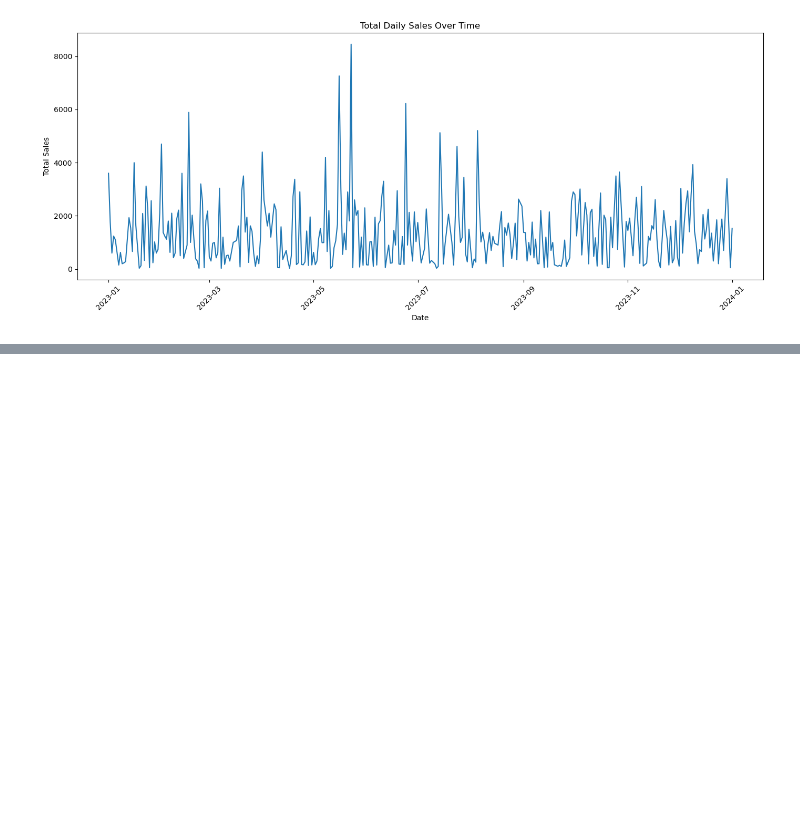
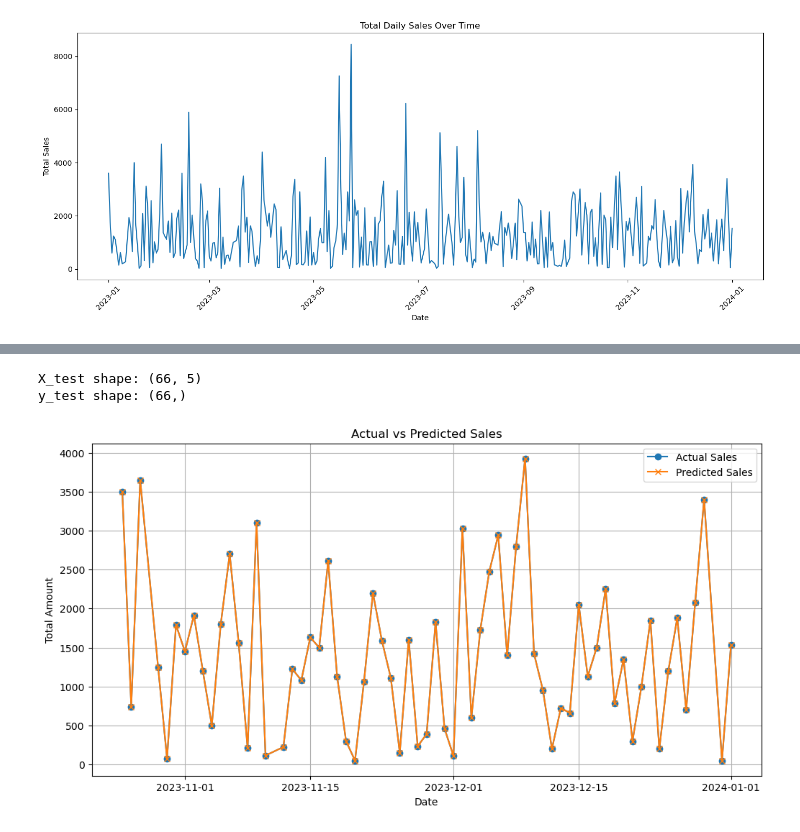
Before and after one commit to saad-malik2906/Retail-Demand-Forecasting, a Jupyter notebook: demand_forecasting.ipynb, the cells around one changed output, grey strips where cells are left out. Saved outputs shown, nothing was run; the diff lists cells and outputs as text; code cells hidden in the pictures; blank space fills up the shorter version.

Commit message:
Project Completed

```diff
--- a/demand_forecasting.ipynb
+++ b/demand_forecasting.ipynb
@@ -62,3 +62,14 @@ plt.savefig('total_daily_sales.png')
 plt.show()
 # %% [output]
 [figure]
+# %%
+# Let's create lag features for 1, 2, and 3 previous days
+
+daily_sales = daily_sales.to_frame()  # Convert Series to DataFrame
+
+daily_sales['lag_1'] = daily_sales['Total Amount'].shift(1)
+daily_sales['lag_2'] = daily_sales['Total Amount'].shift(2)
+daily_sales['lag_3'] = daily_sales['Total Amount'].shift(3)
+
+# Show the new data with lag features
+daily_sales.head(10)
@@ -64,0 +179,20 @@ plt.show()
+# %%
+from sklearn.linear_model import LinearRegression
+from sklearn.metrics import mean_absolute_error, mean_squared_error
+import numpy as np
+
+# Initialize Linear Regression model
+model = LinearRegression()
+
+# Train the model on training data
+model.fit(X_train, y_train)
+
+# Predict on test data
+y_pred = model.predict(X_test)
+
+# Calculate performance metrics
+mae = mean_absolute_error(y_test, y_pred)
+rmse = np.sqrt(mean_squared_error(y_test, y_pred))
+
+print(f"Linear Regression with Rolling Means MAE: {mae:.2f}")
+print(f"Linear Regression with Rolling Means RMSE: {rmse:.2f}")
@@ -64,0 +219,21 @@ plt.show()
+# %%
+print("X_test shape:", X_test.shape)
+print("y_test shape:", y_test.shape)
+# %% [output]
+X_test shape: (66, 5)
+y_test shape: (66,)
+# %%
+import matplotlib.pyplot as plt
+
+plt.figure(figsize=(12,6))
+plt.plot(y_test.index, y_test, label='Actual Sales', marker='o')
+plt.plot(y_test.index, y_pred, label='Predicted Sales', marker='x')
+plt.title('Actual vs Predicted Sales')
+plt.xlabel('Date')
+plt.ylabel('Total Amount')
+plt.legend()
+plt.grid(True)
+plt.savefig('C:/Users/DELL/Desktop/Projects/Machine Learning Projects/Project 2 - Retail Demand Forecasting/actual_vs_predicted.png')
+plt.show()
+# %% [output]
+[figure, added]
```
Also changed, not shown: parts of 8 cells of this notebook, 6 other files.
